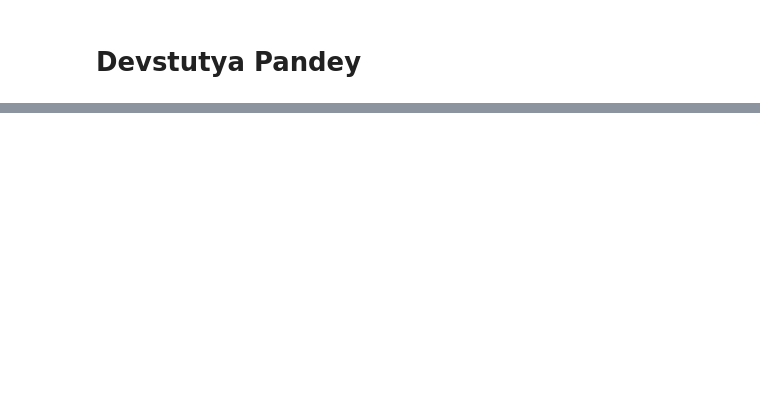
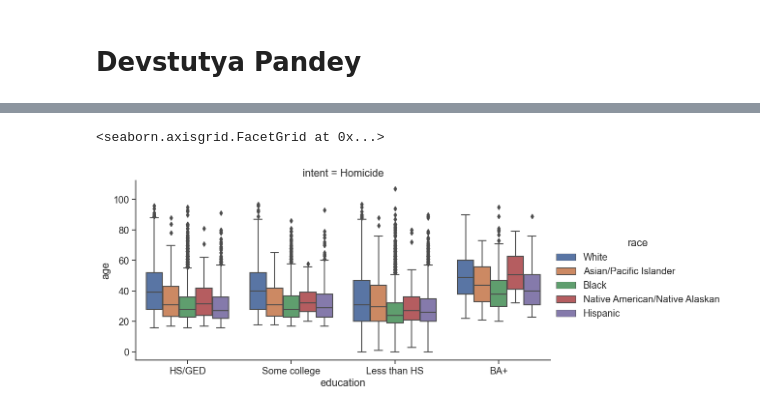
Before and after one commit to ubco-W2022T2-data301/project-group09, a Jupyter notebook: analysis/analysis2.ipynb, the cells around one changed output, grey strips where cells are left out. Saved outputs shown, nothing was run; the diff lists cells and outputs as text; code cells hidden in the pictures; blank space fills up the shorter version.

```diff
--- a/analysis/analysis2.ipynb
+++ b/analysis/analysis2.ipynb
@@ -18,4 +14,0 @@ This research will be conducted by using the data frame displayed below.
-# %%
-import pandas as pd
-raw_data = pd.read_csv("../data/raw/full_data.csv")
-raw_data
@@ -35,0 +72,5 @@ raw_data
+# %%
+mod_data = raw_data.drop(columns= ['hispanic', 'place', 'police' ])
+mod_data = mod_data[mod_data.intent == "Homicide"]
+mod_data.reset_index(inplace = True)
+mod_data
@@ -35,0 +178,5 @@ raw_data
+# %%
+sns.catplot(data=mod_data, x='education', y='age',hue='race',col='intent',kind='box', aspect= 2)
+# %% [output]
+<seaborn.axisgrid.FacetGrid at 0x...>
+[figure, added]
```
Also changed, not shown: parts of 33 cells of this notebook.
